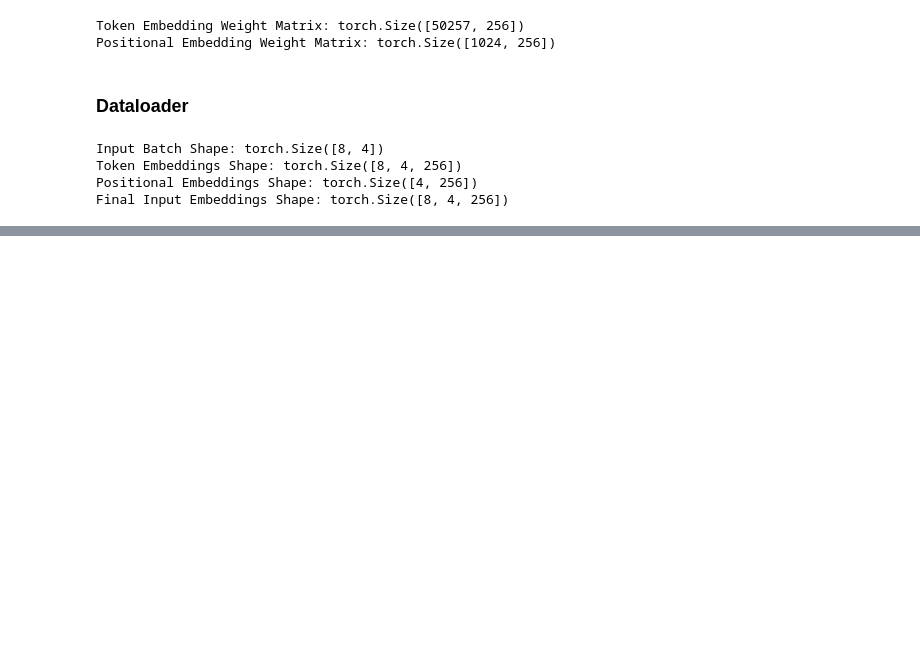
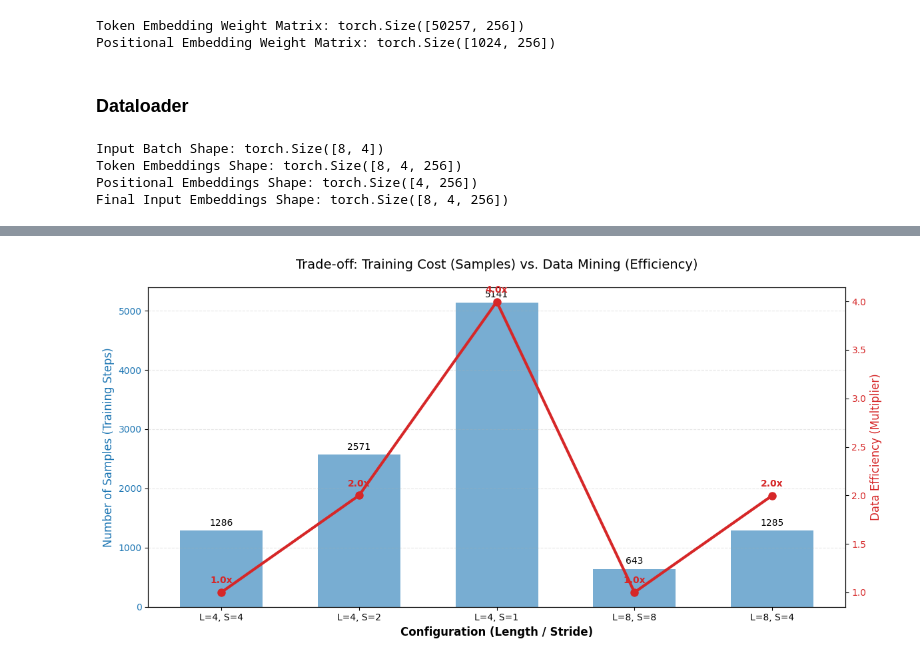
Before and after one commit to JuanLeal1105/TDSE_LLM_Text_Preprocessing_Foundations, a Jupyter notebook: embeddings.ipynb, the cells around one changed output, grey strips where cells are left out. Drawn from its saved outputs; the diff is of its cells as text; code cells hidden in the pictures; blank space fills up the shorter version.

```diff
--- a/embeddings.ipynb
+++ b/embeddings.ipynb
@@ -356,0 +427,33 @@ In `input_embeddings = token_embeddings + pos_embeddings`, we use Broadcasting t
+# %%
+import matplotlib.pyplot as plt
+
+labels = [r['label'] for r in results]
+samples = [r['samples'] for r in results]
+efficiencies = [r['efficiency'] for r in results]
+
+fig, ax1 = plt.subplots(figsize=(12, 6))
+
+color = '#1f77b4'
+ax1.set_xlabel('Configuration (Length / Stride)', fontsize=12, fontweight='bold')
+ax1.set_ylabel('Number of Samples (Training Steps)', color=color, fontsize=12)
+bars = ax1.bar(labels, samples, color=color, alpha=0.6, width=0.6, label='Num Samples')
+ax1.tick_params(axis='y', labelcolor=color)
+ax1.grid(axis='y', linestyle='--', alpha=0.3)
+
+ax1.bar_label(bars, padding=3, fmt='%d')
+
+ax2 = ax1.twinx()
+color = '#d62728'
+ax2.set_ylabel('Data Efficiency (Multiplier)', color=color, fontsize=12)
+line = ax2.plot(labels, efficiencies, color=color, marker='o', linewidth=3, markersize=8, label='Efficiency')
+ax2.tick_params(axis='y', labelcolor=color)
+
+
+for i, txt in enumerate(efficiencies):
+    ax2.annotate(f"{txt:.1f}x", (i, efficiencies[i]), textcoords="offset points", xytext=(0,10), ha='center', color=color, fontweight='bold')
+
+plt.title('Trade-off: Training Cost (Samples) vs. Data Mining (Efficiency)', fontsize=14, pad=20)
+plt.tight_layout()
+plt.show()
+# %% [output]
+[figure, added]
```
Also changed, not shown: parts of 2 cells of this notebook.
